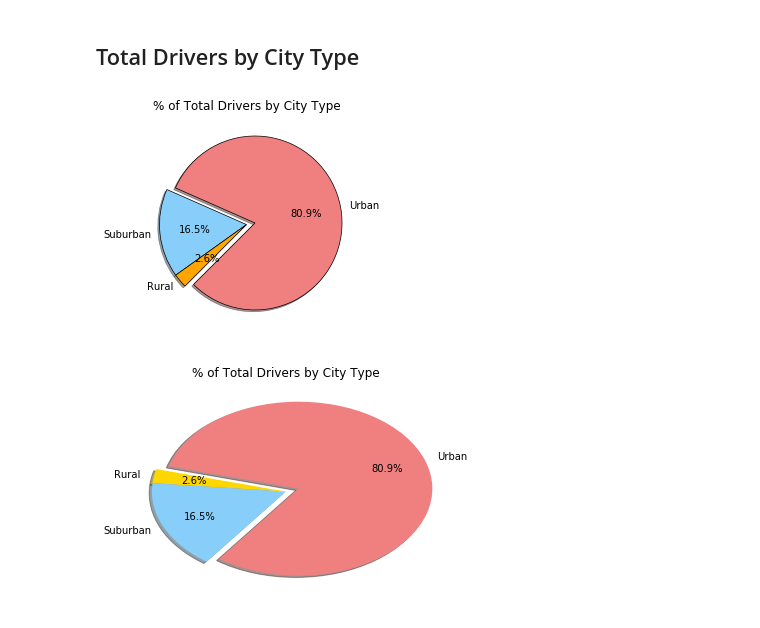
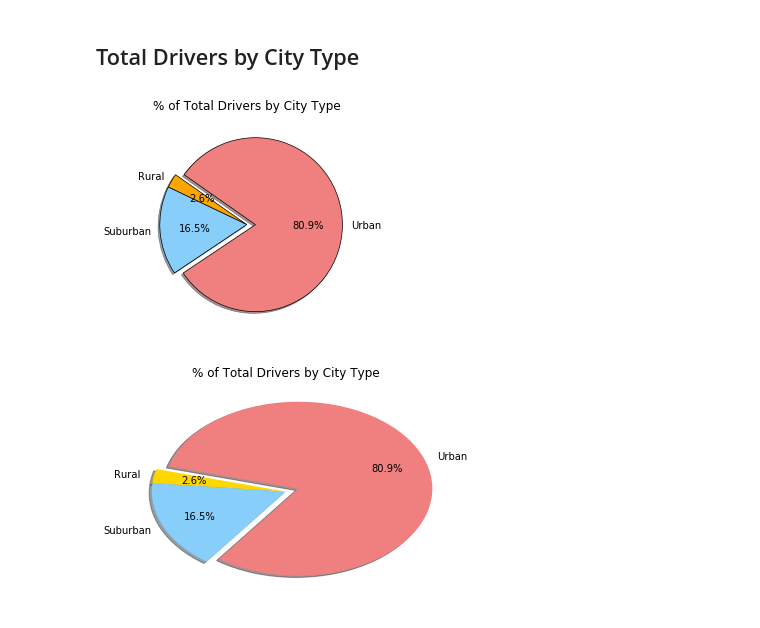
Before and after one commit to vabigdatamover/Barhorst_DataBootCamp_HW, a Jupyter notebook: Barhorst-Homework/Unit_5_Matplolib_Homework/Pyber/pyberBarhorst.ipynb, the cells around one changed output. Saved outputs shown, nothing was run; the diff lists cells and outputs as text; code cells hidden in the pictures.

```diff
--- a/Barhorst-Homework/Unit_5_Matplolib_Homework/Pyber/pyberBarhorst.ipynb
+++ b/Barhorst-Homework/Unit_5_Matplolib_Homework/Pyber/pyberBarhorst.ipynb
@@ -202,50 +202,41 @@ plt.show()
 import matplotlib.pyplot as plt
 import pandas as pd
 import numpy as np
 
 # Save Figure
 # File to Load (Remember to change these)
 # File to Load (Remember to change these)
 city_data_to_load = "data/city_data.csv"
 ride_data_to_load = "data/ride_data.csv"
 # Read the City and Ride Data
 city_data = pd.read_csv(city_data_to_load)
 ride_data = pd.read_csv(ride_data_to_load)
 
 #total number of drivers per city
-drivers=city_data[["city","driver_count","type"]]
-drivers_by_type=drivers.set_index('type')
-drivers_urban=drivers_by_type.loc["Urban"]
-drivers_rural=drivers_by_type.loc["Rural"]
-drivers_suburban=drivers_by_type.loc["Suburban"]
-
-drivers_rural_pie=sum(drivers_rural["driver_count"])
-drivers_suburban_pie=sum(drivers_suburban["driver_count"])
-drivers_urban_pie=sum(drivers_urban["driver_count"])
-
-#Builds sizes
-sizes=(drivers_urban_pie, drivers_suburban_pie, drivers_rural_pie)
+drivers = city_data.groupby(['type'])['driver_count'].sum()
 
 # Tells matplotlib to seperate the "Python" section from the others
-explode = (0.1, 0, 0)
+explode = (0, 0, 0.1)
 
 # Labels for the sections of our pie chart
-labels = ["Urban", "Suburban", "Rural"]
+labels = ["Rural", "Suburban", "Urban"]
+#labels = drivers
 
 # The colors of each section of the pie chart
-colors = ["lightcoral", "lightskyblue", "orange"]
+colors = ["orange", "lightskyblue",  "lightcoral"]
+
 
 #Pie display
-plt.pie(sizes, startangle = 225, explode = explode, colors = colors, labels = labels, autopct = "%1.1f%%", shadow = True, wedgeprops = {'linewidth': .7, 'edgecolor': 'black'})
+plt.pie(drivers, startangle = 145, explode = explode, colors = colors, labels = labels, autopct = "%1.1f%%", shadow = True, wedgeprops = {'linewidth': .7, 'edgecolor': 'black'})
 
 plt.title("% of Total Drivers by City Type")
 
 # Save Figure
 plt.savefig("data/TotalDriversType.png")
 #Show
 plt.show()
 # %% [output]
-[figure, old version]
+[figure, new version]
 # %%
 # Show Figure
 #plt.show()
```
Also changed, not shown: parts of 2 cells of this notebook, 2 other files.
